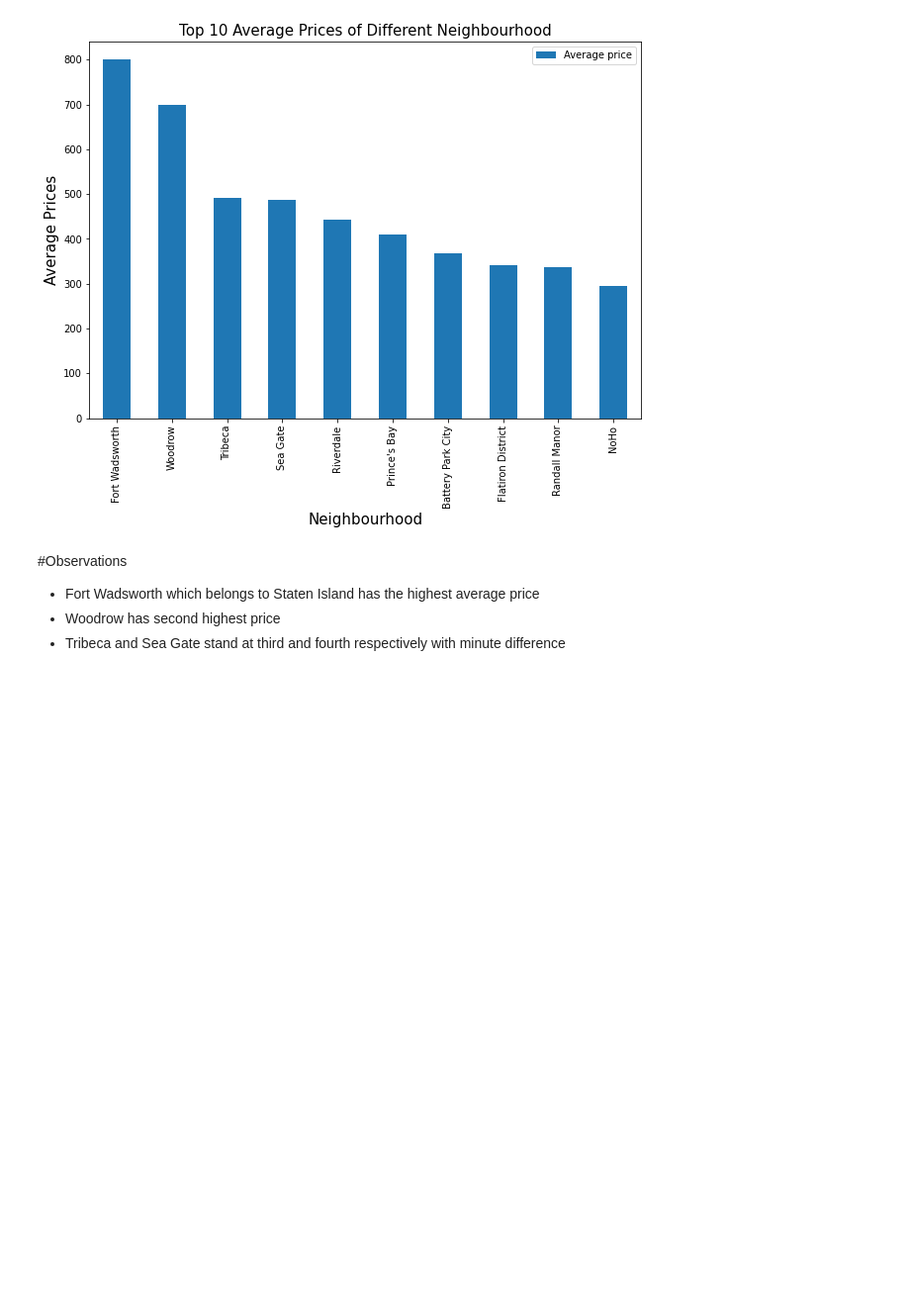
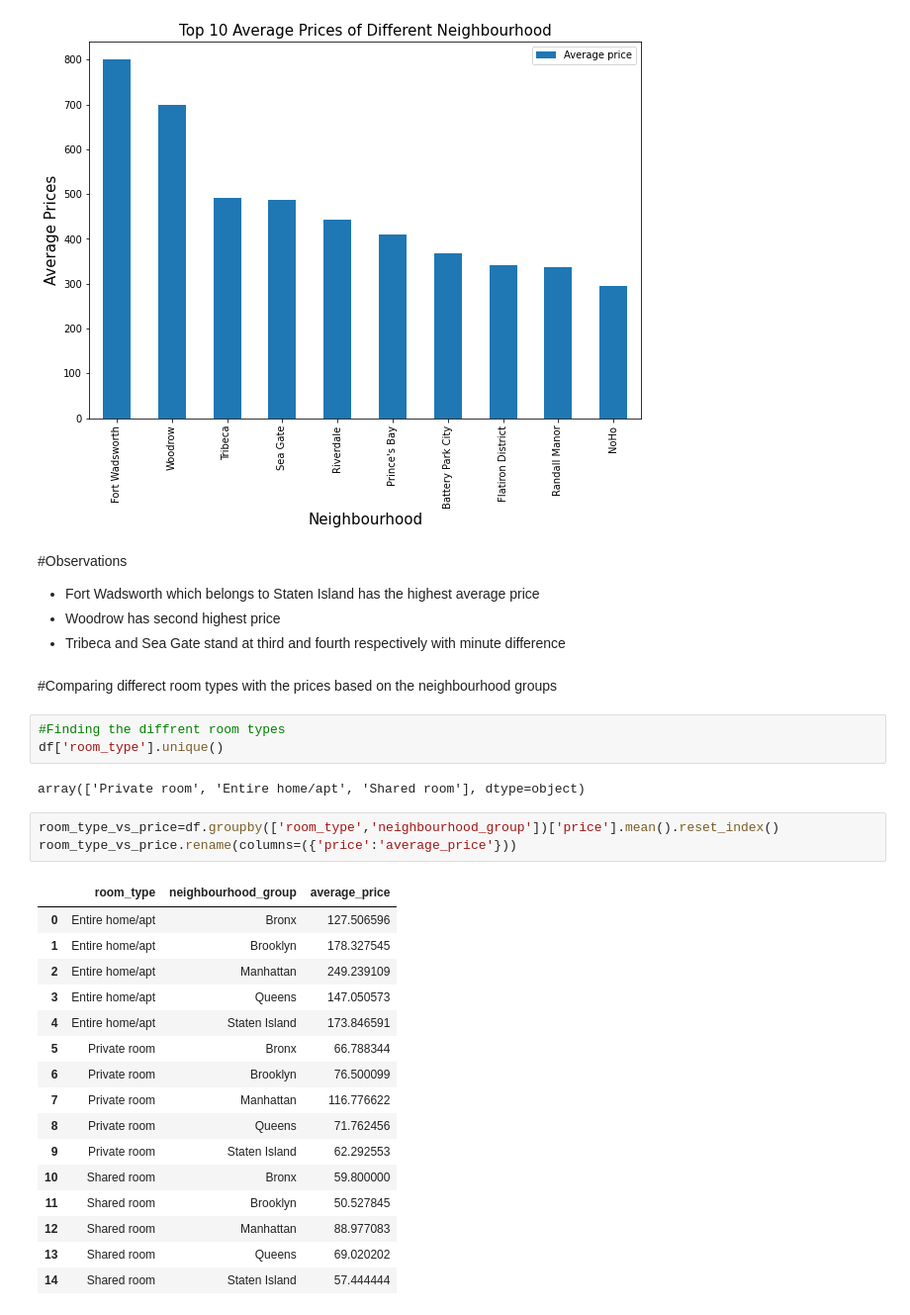
Before and after one commit to Ankushsaini90/Airbnb-data-analysis, a Jupyter notebook: Ankush_Airbnb_Bookings_Analysis_Capstone_Project.ipynb, the cells around one changed output. Shown at 99% size. Drawn from its saved outputs; the diff is of its cells as text; blank space fills up the shorter version.

```diff
--- a/Ankush_Airbnb_Bookings_Analysis_Capstone_Project.ipynb
+++ b/Ankush_Airbnb_Bookings_Analysis_Capstone_Project.ipynb
@@ -262,3 +296,30 @@ plt.rcParams['figure.figsize'] = (10, 7)
 *   Fort Wadsworth which belongs to Staten Island has the highest average price
 *   Woodrow has second highest price
 *    Tribeca and Sea Gate stand at third and fourth respectively with minute difference
+# %% [markdown]
+#Comparing differect room types with the prices based on the neighbourhood groups
+# %%
+#Finding the diffrent room types
+df['room_type'].unique()
+# %% [output]
+array(['Private room', 'Entire home/apt', 'Shared room'], dtype=object)
+# %%
+room_type_vs_price=df.groupby(['room_type','neighbourhood_group'])['price'].mean().reset_index()
+room_type_vs_price.rename(columns=({'price':'average_price'}))
+# %% [output]
+|  | room_type | neighbourhood_group | average_price |
+| 0 | Entire home/apt | Bronx | 127.506596 |
+| 1 | Entire home/apt | Brooklyn | 178.327545 |
+| 2 | Entire home/apt | Manhattan | 249.239109 |
+| 3 | Entire home/apt | Queens | 147.050573 |
+| 4 | Entire home/apt | Staten Island | 173.846591 |
+| 5 | Private room | Bronx | 66.788344 |
+| 6 | Private room | Brooklyn | 76.500099 |
+| 7 | Private room | Manhattan | 116.776622 |
+| 8 | Private room | Queens | 71.762456 |
+| 9 | Private room | Staten Island | 62.292553 |
+| 10 | Shared room | Bronx | 59.800000 |
+| 11 | Shared room | Brooklyn | 50.527845 |
+| 12 | Shared room | Manhattan | 88.977083 |
+| 13 | Shared room | Queens | 69.020202 |
+| 14 | Shared room | Staten Island | 57.444444 |
```
Also changed, not shown: parts of 11 cells of this notebook.
